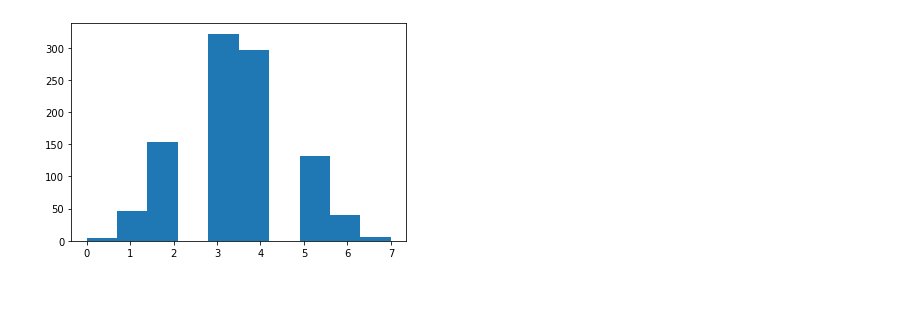
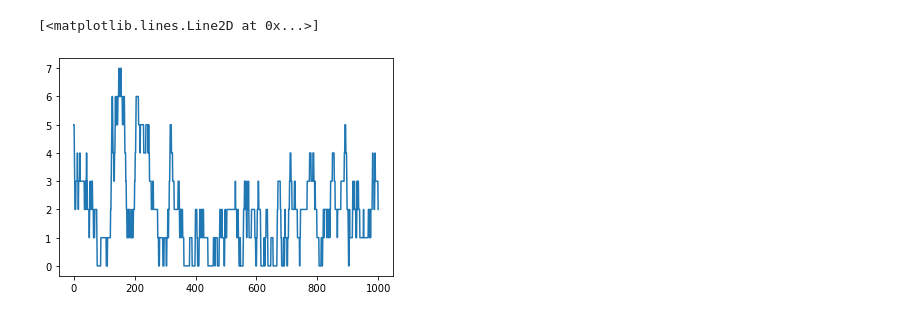
Before and after one commit to mrpogge/Urnings_project, a Jupyter notebook: main/convergence.ipynb, the cells around one changed output. Drawn from its saved outputs; the diff is of its cells as text; code cells hidden in the pictures.

```diff
--- a/main/convergence.ipynb
+++ b/main/convergence.ipynb
@@ -40,3 +48,8 @@ adaptive_sim.play(n_games=n_sim, test = True)
+# %%
+plt.plot(players[0].container)
+# %% [output]
+[<matplotlib.lines.Line2D at 0x...>]
+[figure, added]
 # %%
 urnings_matrix = np.zeros((n_player, n_sim))
 
@@ -44,8 +57,4 @@ for pl in range(n_player):
     row = players[pl].container[1:]
     urnings_matrix[pl,:] = row
 
-plt.hist(urnings_matrix[:,8])
-
-np.savetxt("urnings_matrix.csv", urnings_matrix, delimiter=",")
+#np.savetxt("urnings_matrix.csv", urnings_matrix, delimiter=",")
-# %% [output]
-[figure, removed]
```
Also changed, not shown: parts of 7 cells of this notebook, 1 other file.
